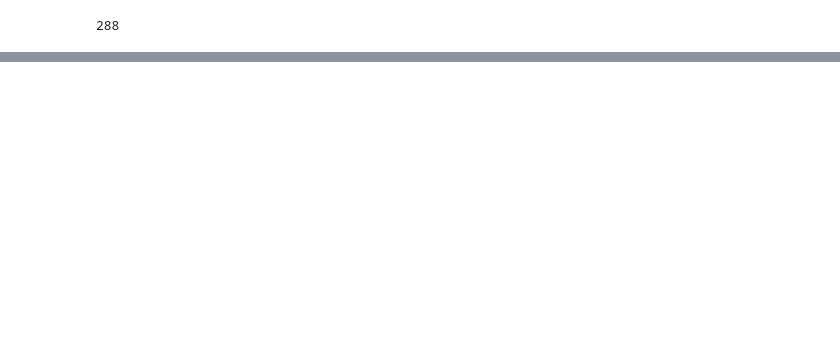
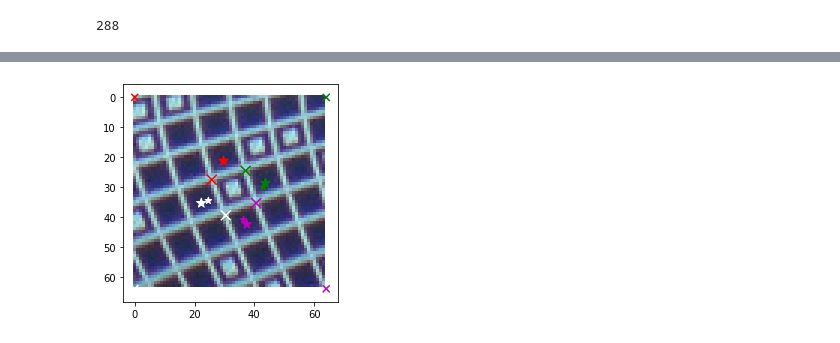
Before and after one commit to lebastr/3dscanner, a Jupyter notebook: notebook/segmenter.ipynb, the cells around one changed output, grey strips where cells are left out. Saved outputs shown, nothing was run; the diff lists cells and outputs as text; code cells hidden in the pictures; blank space fills up the shorter version.

```diff
--- a/notebook/segmenter.ipynb
+++ b/notebook/segmenter.ipynb
@@ -33,0 +58,4 @@ seg = s.Segmenter(model=detector, img='../data/P1110843.JPG')
+# %%
+u.plot_target_prediction(dp[0], dp[1], spred)
+# %% [output]
+[figure, added]
```
Also changed, not shown: parts of 28 cells of this notebook, 2 other files.
